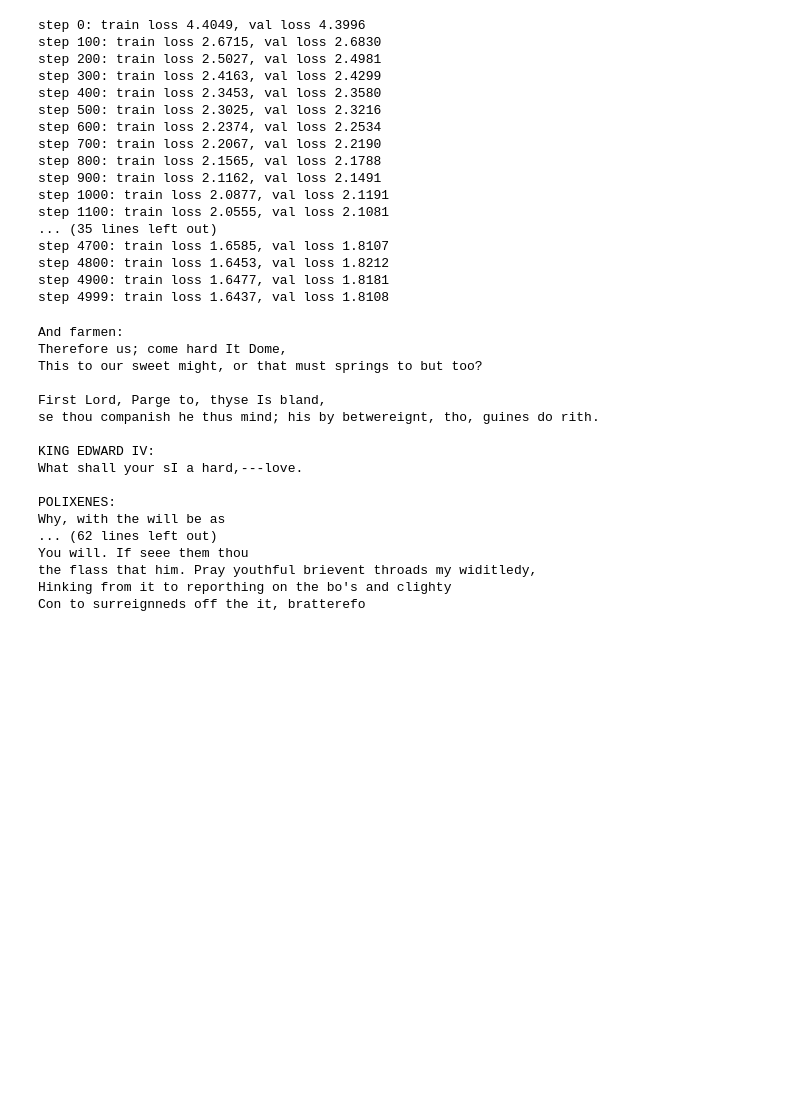
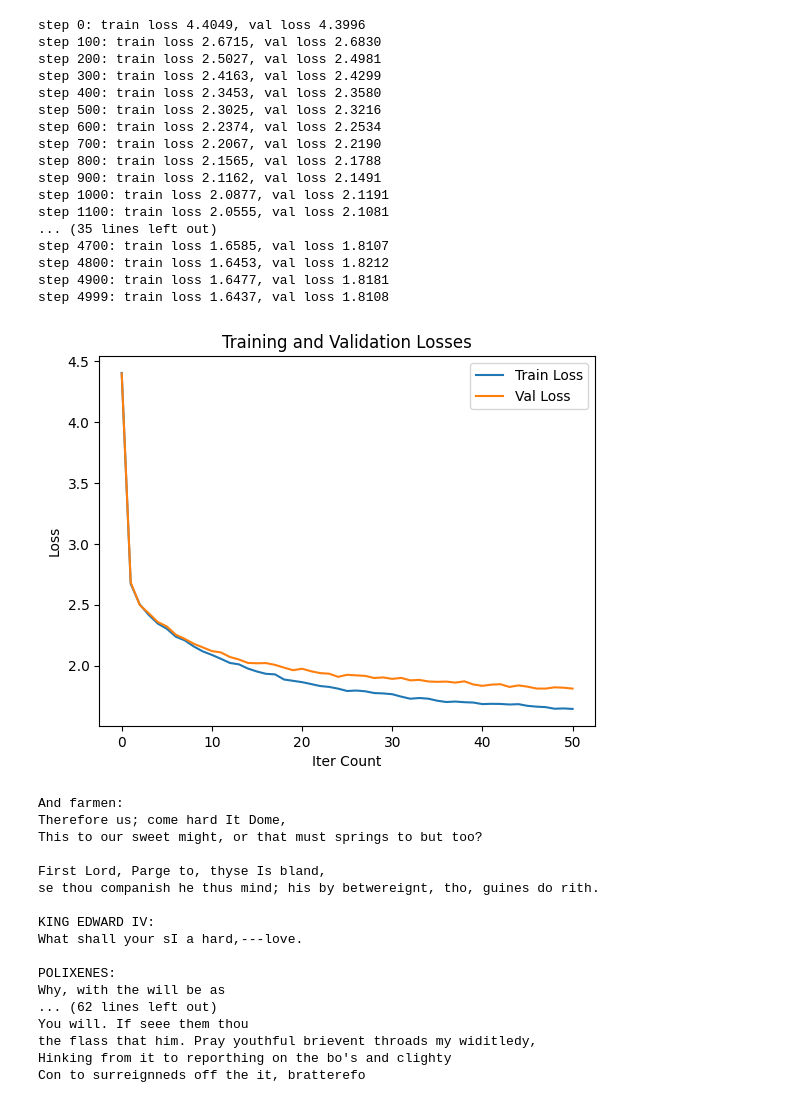
Before and after one commit to marilynbraojos/transformer_demo, a Jupyter notebook: gpt_dev.ipynb, the cells around one changed output. Drawn from its saved outputs; the diff is of its cells as text; code cells hidden in the pictures; blank space fills up the shorter version.

Commit message:
added loss plots

```diff
--- a/gpt_dev.ipynb
+++ b/gpt_dev.ipynb
@@ -425,13 +431,23 @@ print(sum(p.numel() for p in m.parameters())/1e6, 'M parameters')
 # %%
 # create a PyTorch optimizer
 optimizer = torch.optim.AdamW(model.parameters(), lr=learning_rate)
+# %%
+# preallocate memory
+train_losses = []
+val_losses = []
 # %%
 for iter in range(max_iters):
 
     # every once in a while evaluate the loss on train and val sets
     if iter % eval_interval == 0 or iter == max_iters - 1:
         losses = estimate_loss()
+        train_loss = losses['train']
+        val_loss = losses['val']
         print(f"step {iter}: train loss {losses['train']:.4f}, val loss {losses['val']:.4f}")
+
+        # append losses to the lists for plotting
+        train_losses.append(train_loss)
+        val_losses.append(val_loss)
 
     # sample a batch of data
     xb, yb = get_batch('train')
@@ -459,6 +475,19 @@ step 4700: train loss 1.6585, val loss 1.8107
 step 4800: train loss 1.6453, val loss 1.8212
 step 4900: train loss 1.6477, val loss 1.8181
 step 4999: train loss 1.6437, val loss 1.8108
+# %%
+import matplotlib.pyplot as plt
+
+steps = range(max_iters//eval_interval+1)  # x-axis values (steps)
+plt.plot(steps, train_losses, label='Train Loss')
+plt.plot(steps, val_losses, label='Val Loss')
+plt.xlabel('Iter Count')
+plt.ylabel('Loss')
+plt.title('Training and Validation Losses')
+plt.legend()
+plt.show()
+# %% [output]
+[figure, added]
 # %%
 # generate from the model
 context = torch.zeros((1, 1), dtype=torch.long, device=device)
```
Also changed, not shown: parts of 10 cells of this notebook.
